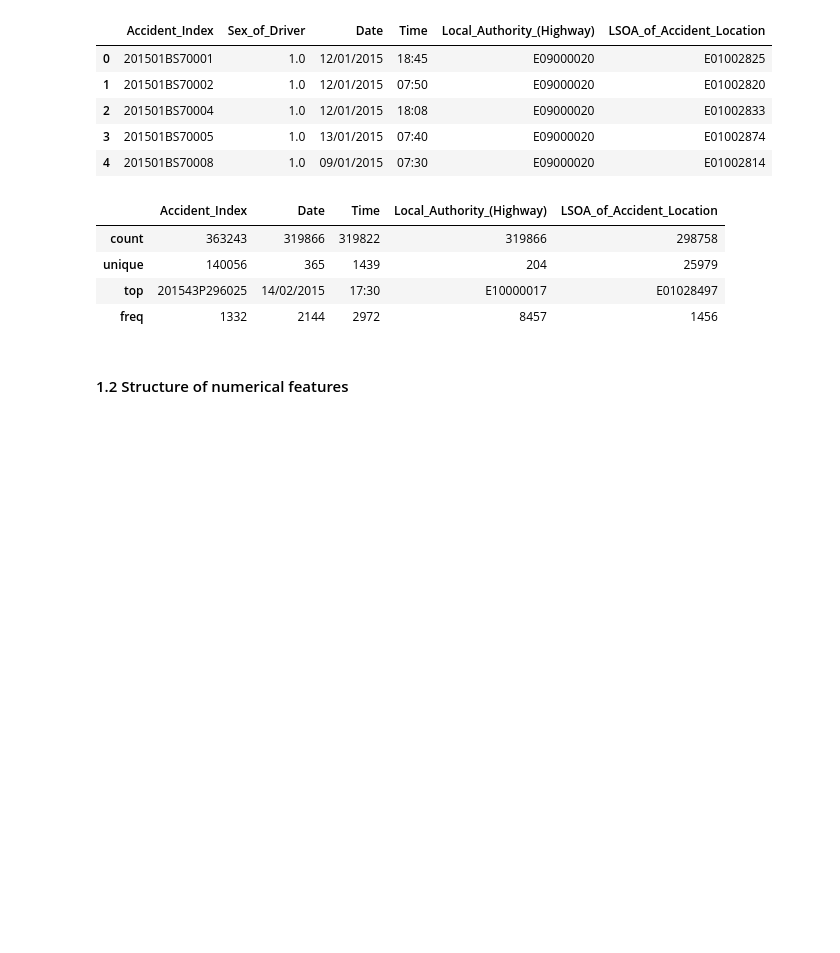
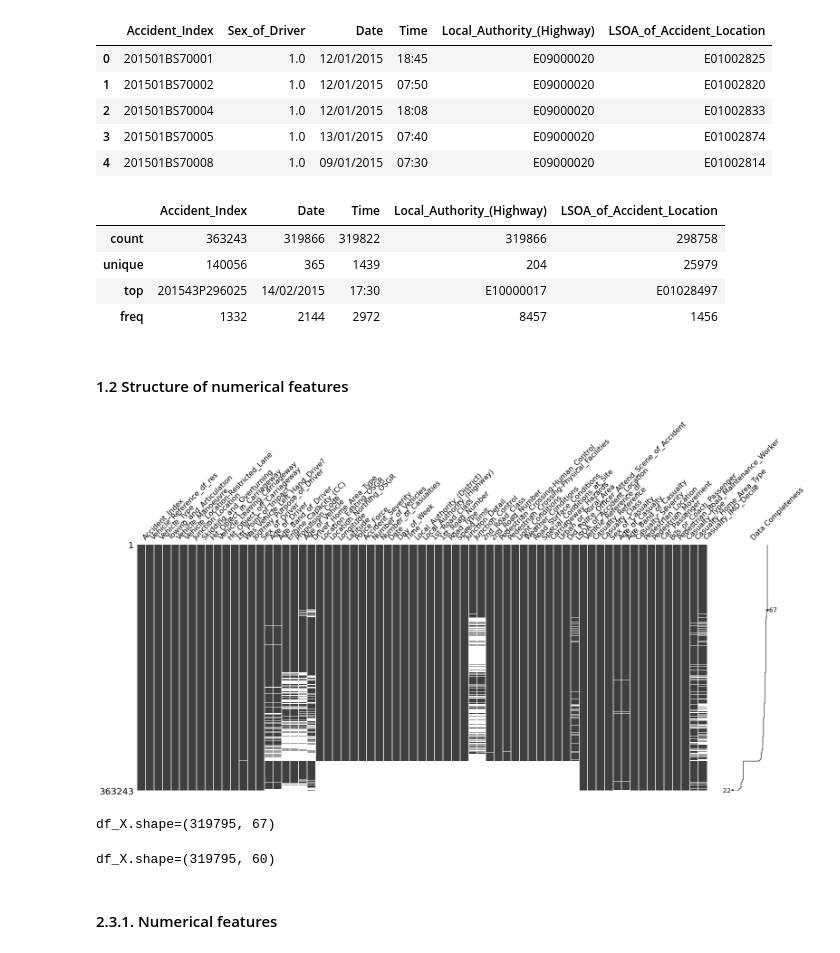
Before and after one commit to AnupJoseph/eda-with-python-jula-sql, a Jupyter notebook: python/eda.ipynb, the cells around one changed output. Drawn from its saved outputs; the diff is of its cells as text; code cells hidden in the pictures; blank space fills up the shorter version.

Commit message:
FInished upto non-numerical features

```diff
--- a/python/eda.ipynb
+++ b/python/eda.ipynb
@@ -76,3 +80,12 @@ df_X.describe(exclude="number")
 # %%
 unique_values = df_X.select_dtypes(include="number").nunique().sort_values()
 unique_values.plot.bar(title="Unique values per numerical feature", log_y=True)
+# %%
+missingno.matrix(df_X, labels=True, sort="descending");
+# %% [output]
+[figure, added]
+# %%
+df_X = df_X.dropna(thresh=df_X.shape[1] * 0.80, axis=0).reset_index(drop=True)
+print(f"{df_X.shape=}")
+# %% [output]
+df_X.shape=(319795, 67)
@@ -78,0 +97,8 @@ unique_values.plot.bar(title="Unique values per numerical feature", log_y=True)
+# %%
+# A bunch of features have a load of missing values so let's throw them out
+df_X = df_X.dropna(thresh=df_X.shape[0] * 0.85, axis=1)
+print(f"{df_X.shape=}")
+# %% [output]
+df_X.shape=(319795, 60)
+# %% [markdown]
+#### 2.3.1. Numerical features
```
Also changed, not shown: parts of 9 cells of this notebook.
